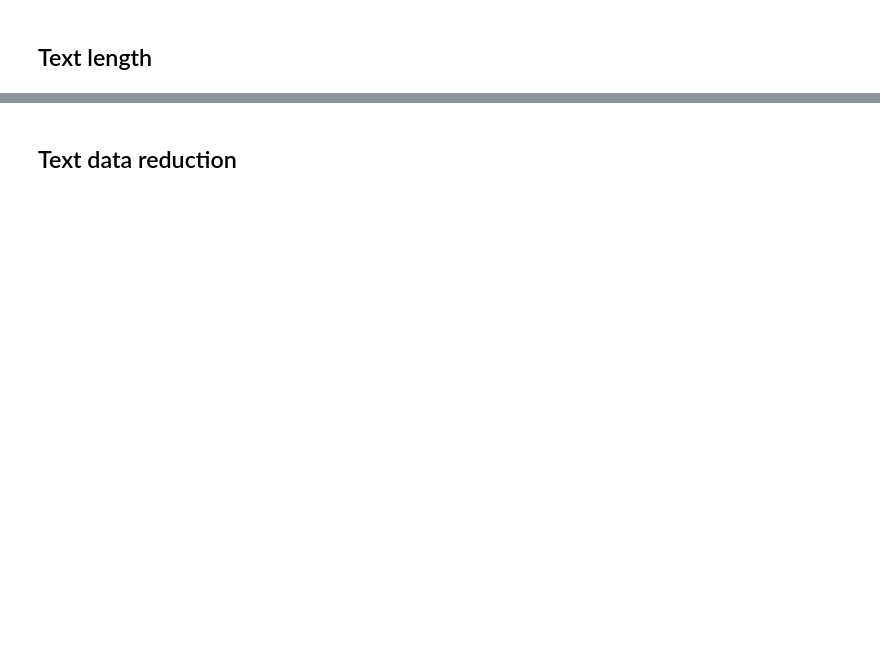
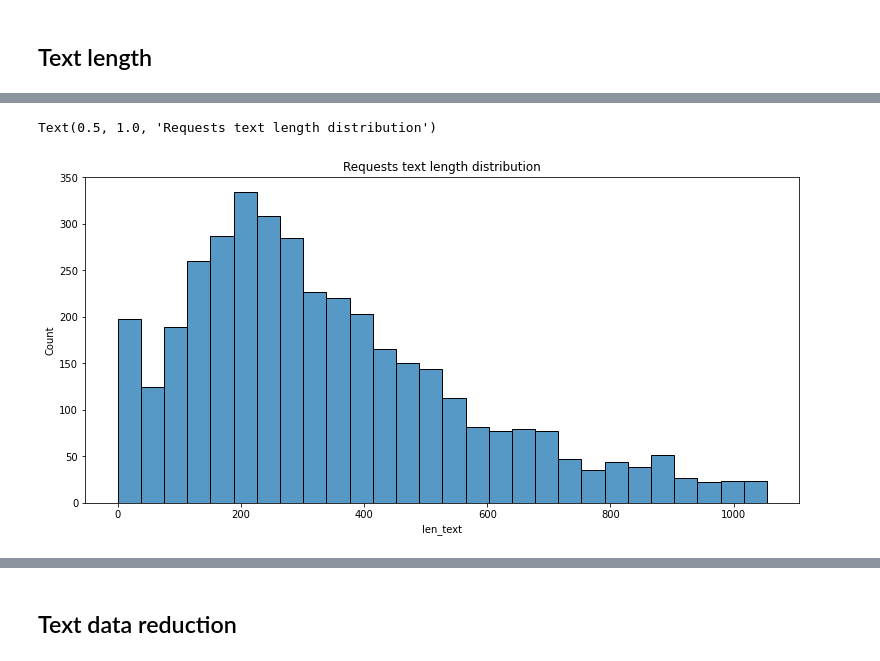
Before and after one commit to leihuayi/AltruisticPizzaPrediction, a Jupyter notebook: research/explore_data.ipynb, the cells around one changed output, grey strips where cells are left out. Saved outputs shown, nothing was run; the diff lists cells and outputs as text; code cells hidden in the pictures; blank space fills up the shorter version.

```diff
--- a/research/explore_data.ipynb
+++ b/research/explore_data.ipynb
@@ -182,2 +295,7 @@ dftxt['len_text'].plot.hist(bins=20)
 # %%
-dftxt['len_text'].loc[lambda x : x<1700].plot.hist(bins=20)
+plt.figure(figsize=(12.8,6))
+df_95 = df[df['len_text'] < df['len_text'].quantile(0.95)]
+sn.histplot(df_95['len_text']).set_title('Requests text length distribution')
+# %% [output]
+Text(0.5, 1.0, 'Requests text length distribution')
+[figure, added]
```
Also changed, not shown: parts of 27 cells of this notebook.
